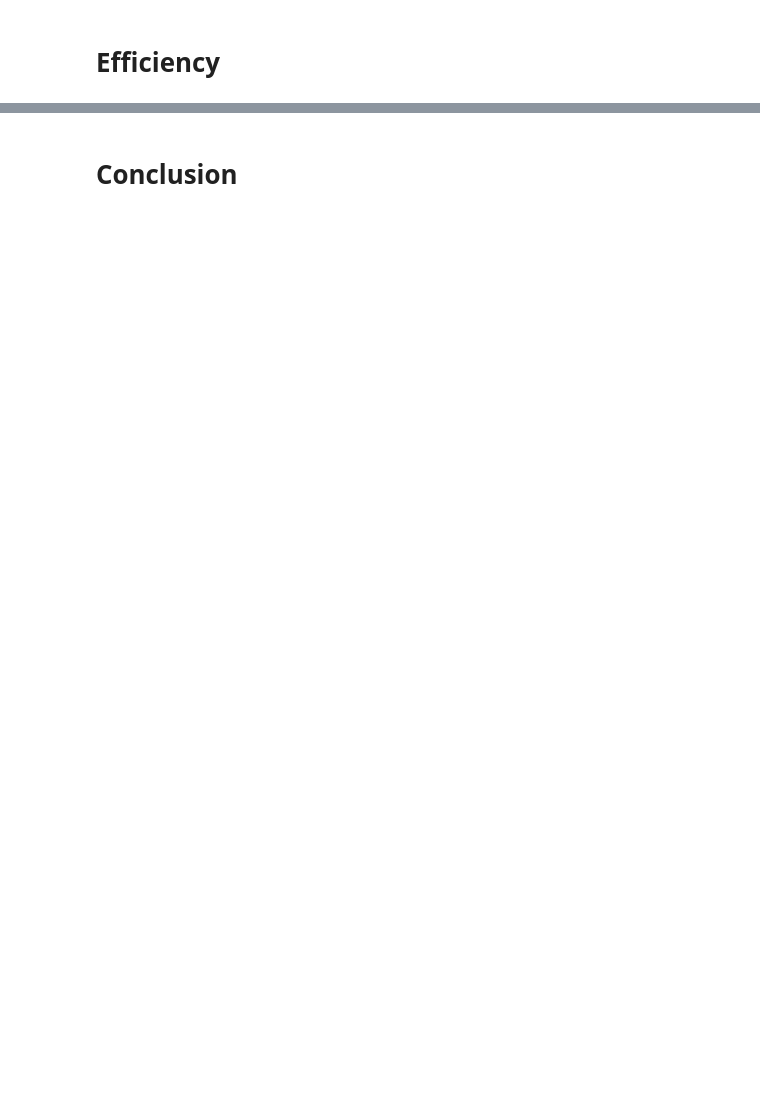
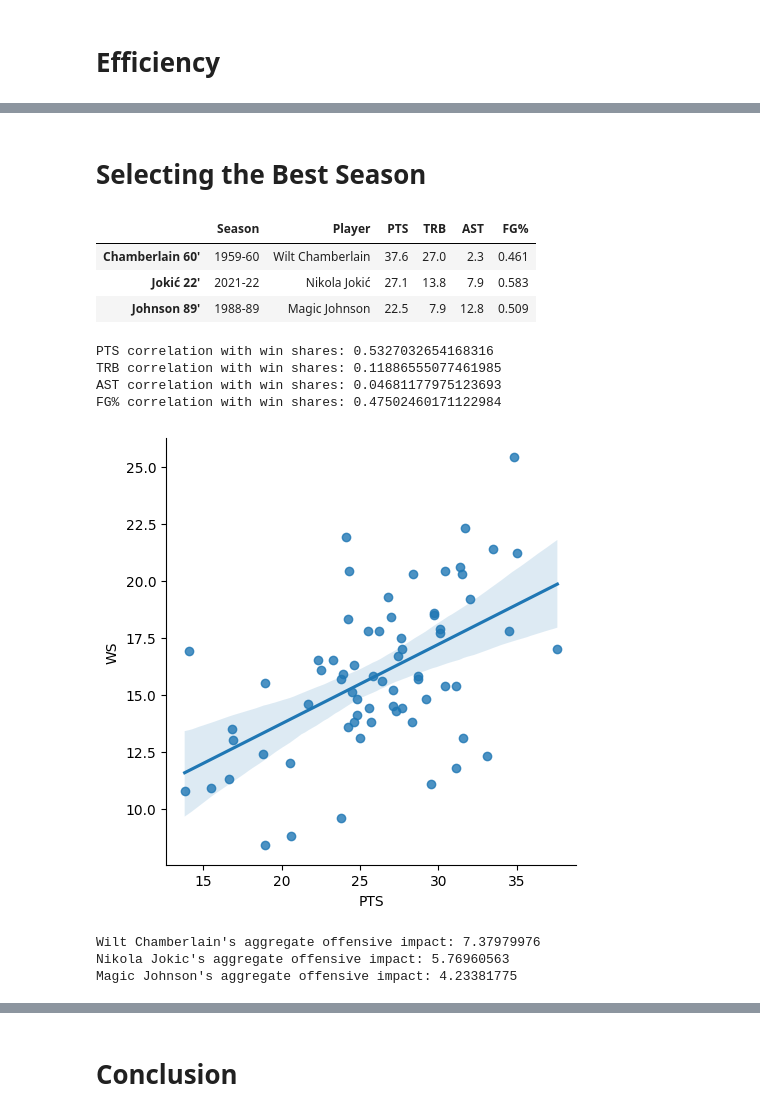
Before and after one commit to BrandonYChan/Data-Visualization-Project, a Jupyter notebook: MVP.ipynb, the cells around one changed output, grey strips where cells are left out. Cells and saved outputs as stored; diff of their text form; code cells hidden in the pictures; blank space fills up the shorter version.

```diff
--- a/MVP.ipynb
+++ b/MVP.ipynb
@@ -150,0 +161,51 @@ plt.show()
+# %% [markdown]
+# Selecting the Best Season
+# %%
+best_season_df=pd.DataFrame(best_seasons)
+
+wilt = best_season_df.iloc[0]
+jokic = best_season_df.iloc[1]
+magic = best_season_df.iloc[2]
+
+best_season_df[['Season', 'Player', 'PTS', 'TRB', 'AST', 'FG%']]
+# %% [output]
+|  | Season | Player | PTS | TRB | AST | FG% |
+| Chamberlain 60' | 1959-60 | Wilt Chamberlain | 37.6 | 27.0 | 2.3 | 0.461 |
+| Jokić 22' | 2021-22 | Nikola Jokić | 27.1 | 13.8 | 7.9 | 0.583 |
+| Johnson 89' | 1988-89 | Magic Johnson | 22.5 | 7.9 | 12.8 | 0.509 |
+# %%
+# fig, ax=plt.subplots(ncols = 4, figsize=(15, 5))
+sns.lmplot(data=MVP, x='PTS', y='WS')
+# sns.lmplot(data=MVP, x='TRB', y='WS')
+# sns.lmplot(data=MVP, x='AST', y='WS')
+# sns.lmplot(data=MVP, x='FG%', y='WS')
+
+stats = ['PTS', 'TRB', 'AST', 'FG%']
+
+for stat in stats:
+    print(stat + " correlation with win shares: ", end="")
+    print(np.corrcoef(MVP[stat], MVP['WS'])[0][1])
+# %% [output]
+PTS correlation with win shares: 0.5327032654168316
+TRB correlation with win shares: 0.11886555077461985
+AST correlation with win shares: 0.04681177975123693
+FG% correlation with win shares: 0.47502460171122984
+[figure, added]
+# %%
+# I created a new proprietary stat based on stat correlation with win shares
+def aggregate_offensive_impact(PTS, TRB, AST, FGP):
+    return PTS * (0.53) * (FGP) * (0.47) + TRB * (0.11) + AST * 0.04
+
+wilt_AOI = aggregate_offensive_impact(wilt.PTS, wilt.TRB, wilt.AST, wilt['FG%'])
+
+jokic_AOI = aggregate_offensive_impact(jokic.PTS, jokic.TRB, jokic.AST, jokic['FG%'])
+
+magic_AOI = aggregate_offensive_impact(magic.PTS, magic.TRB, magic.AST, magic['FG%'])
+
+print(f"Wilt Chamberlain's aggregate offensive impact: {wilt_AOI}")
+print(f"Nikola Jokic's aggregate offensive impact: {jokic_AOI}")
+print(f"Magic Johnson's aggregate offensive impact: {magic_AOI}")
+# %% [output]
+Wilt Chamberlain's aggregate offensive impact: 7.37979976
+Nikola Jokic's aggregate offensive impact: 5.76960563
+Magic Johnson's aggregate offensive impact: 4.23381775
```
Also changed, not shown: parts of 13 cells of this notebook.
